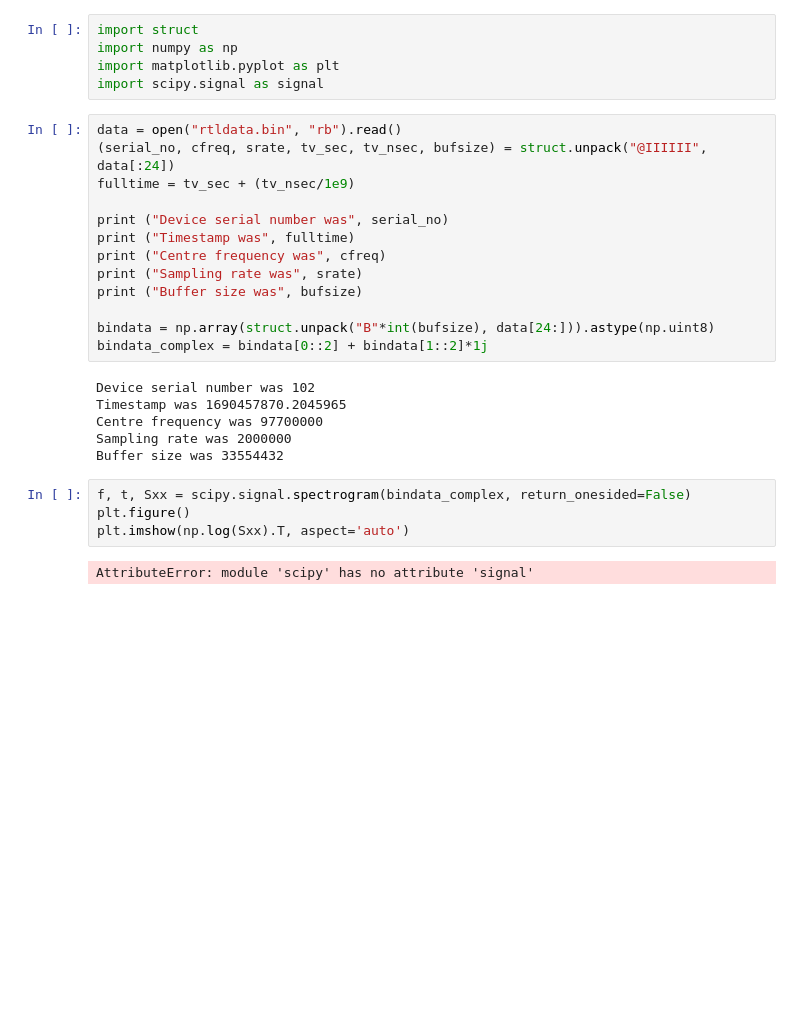
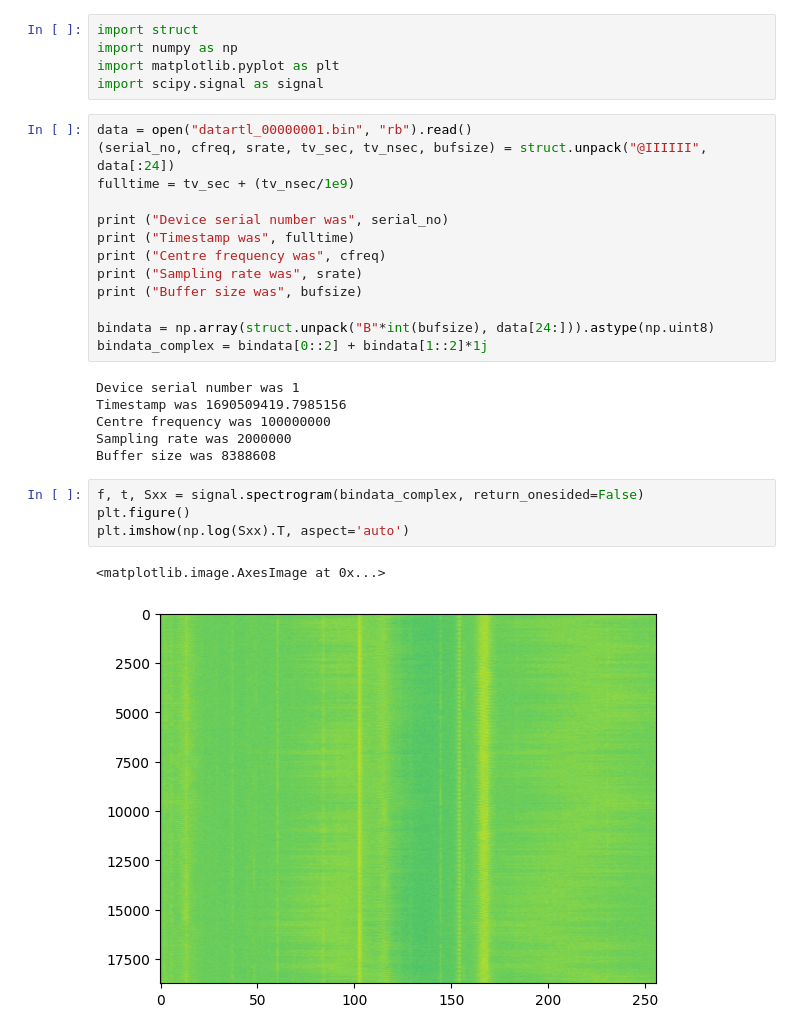
Before and after one commit to VU3VWB/rtlsdr_codes, a Jupyter notebook: sdr_correlator/Read_binarydata.ipynb, the cells around one changed output. Drawn from its saved outputs; the diff is of its cells as text; blank space fills up the shorter version.

```diff
--- a/sdr_correlator/Read_binarydata.ipynb
+++ b/sdr_correlator/Read_binarydata.ipynb
@@ -4,7 +4,7 @@ import numpy as np
 import matplotlib.pyplot as plt
 import scipy.signal as signal
 # %%
-data = open("rtldata.bin", "rb").read()
+data = open("datartl_00000001.bin", "rb").read()
 (serial_no, cfreq, srate, tv_sec, tv_nsec, bufsize) = struct.unpack("@IIIIII", data[:24])
 fulltime = tv_sec + (tv_nsec/1e9)
 
@@ -17,14 +17,15 @@ print ("Buffer size was", bufsize)
 bindata = np.array(struct.unpack("B"*int(bufsize), data[24:])).astype(np.uint8)
 bindata_complex = bindata[0::2] + bindata[1::2]*1j
 # %% [output]
-Device serial number was 102
-Timestamp was 1690457870.2045965
-Centre frequency was 97700000
+Device serial number was 1
+Timestamp was 1690509419.7985156
+Centre frequency was 100000000
 Sampling rate was 2000000
-Buffer size was 33554432
+Buffer size was 8388608
 # %%
-f, t, Sxx = scipy.signal.spectrogram(bindata_complex, return_onesided=False)
+f, t, Sxx = signal.spectrogram(bindata_complex, return_onesided=False)
 plt.figure()
 plt.imshow(np.log(Sxx).T, aspect='auto')
 # %% [output]
-AttributeError: module 'scipy' has no attribute 'signal'
+<matplotlib.image.AxesImage at 0x...>
+[figure, added]
```
Also changed, not shown: 5 other files.
